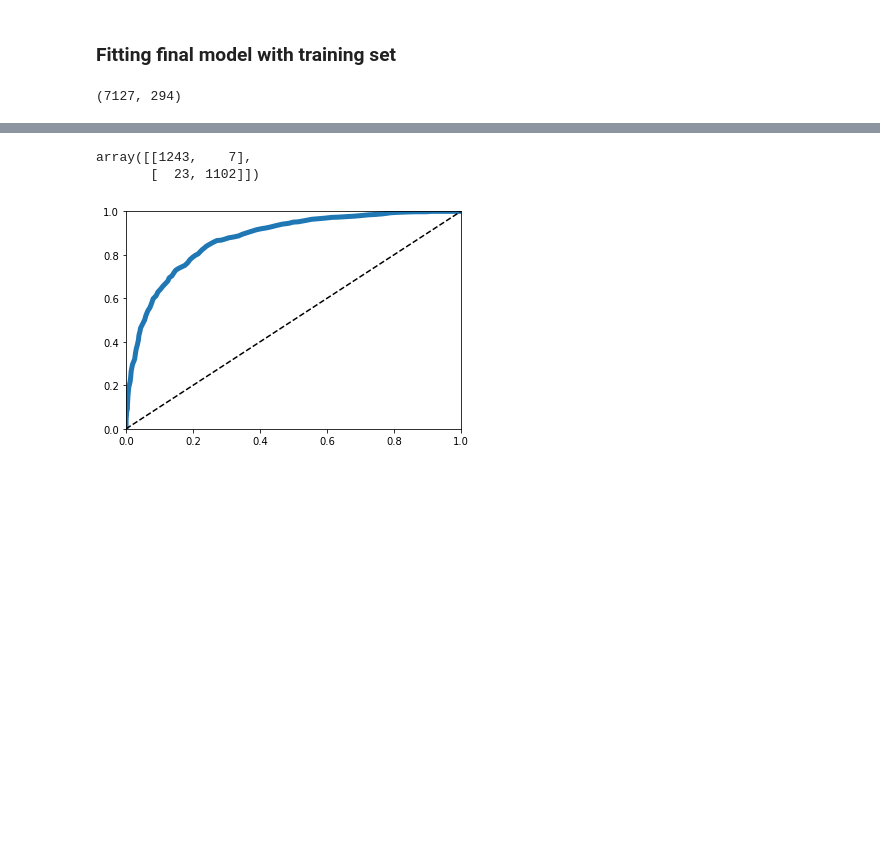
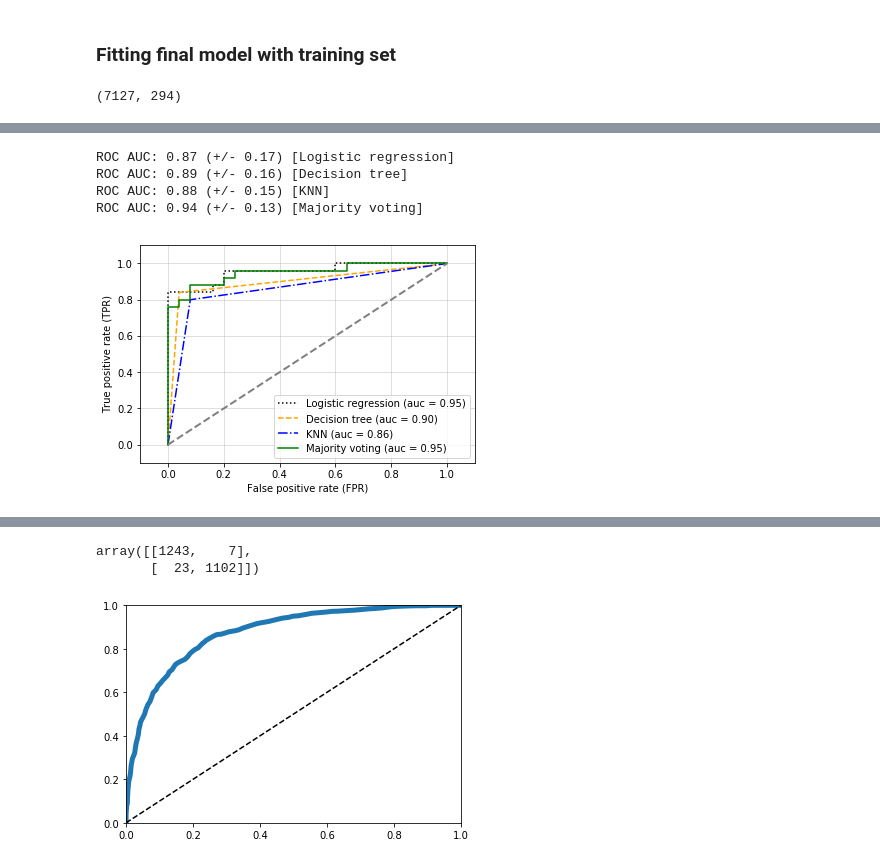
Before and after one commit to chriszhou0916/dsah_final, a Jupyter notebook: full data model.ipynb, the cells around one changed output, grey strips where cells are left out. Drawn from its saved outputs; the diff is of its cells as text; code cells hidden in the pictures; blank space fills up the shorter version.

```diff
--- a/full data model.ipynb
+++ b/full data model.ipynb
@@ -380,3 +632,62 @@ X_train_prepped.shape
+# %%
+# Majority Rule (hard) Voting
+
+mv_clf = MajorityVoteClassifier(classifiers=[best1, best2, best3])
+
+clf_labels += ['Majority voting']
+all_clf = [best1, best2, best3, mv_clf]
+
+for clf, label in zip(all_clf, clf_labels):
+    scores = cross_val_score(estimator=clf,
+                             X=X_train,
+                             y=y_train,
+                             cv=10,
+                             scoring='roc_auc')
+    print("ROC AUC: %0.2f (+/- %0.2f) [%s]"
+          % (scores.mean(), scores.std(), label))
+# %% [output]
+ROC AUC: 0.87 (+/- 0.17) [Logistic regression]
+ROC AUC: 0.89 (+/- 0.16) [Decision tree]
+ROC AUC: 0.88 (+/- 0.15) [KNN]
+ROC AUC: 0.94 (+/- 0.13) [Majority voting]
+# %%
+from sklearn.metrics import roc_curve
+from sklearn.metrics import auc
+
+colors = ['black', 'orange', 'blue', 'green']
+linestyles = [':', '--', '-.', '-']
+for clf, label, clr, ls \
+        in zip(all_clf,
+               clf_labels, colors, linestyles):
+
+    # assuming the label of the positive class is 1
+    y_pred = clf.fit(X_train,
+                     y_train).predict_proba(X_test)[:, 1]
+    fpr, tpr, thresholds = roc_curve(y_true=y_test,
+                                     y_score=y_pred)
+    roc_auc = auc(x=fpr, y=tpr)
+    plt.plot(fpr, tpr,
+             color=clr,
+             linestyle=ls,
+             label='%s (auc = %0.2f)' % (label, roc_auc))
+
+plt.legend(loc='lower right')
+plt.plot([0, 1], [0, 1],
+         linestyle='--',
+         color='gray',
+         linewidth=2)
+
+plt.xlim([-0.1, 1.1])
+plt.ylim([-0.1, 1.1])
+plt.grid(alpha=0.5)
+plt.xlabel('False positive rate (FPR)')
+plt.ylabel('True positive rate (TPR)')
+
+
+#plt.savefig('images/07_04', dpi=300)
+plt.show()
+# %% [output]
+[figure, added]
 # %%
 rnd_clf = RandomForestClassifier(n_estimators=100, n_jobs=-1, verbose=2)
 # %%
```
Also changed, not shown: parts of 25 cells of this notebook, 1 other file.
